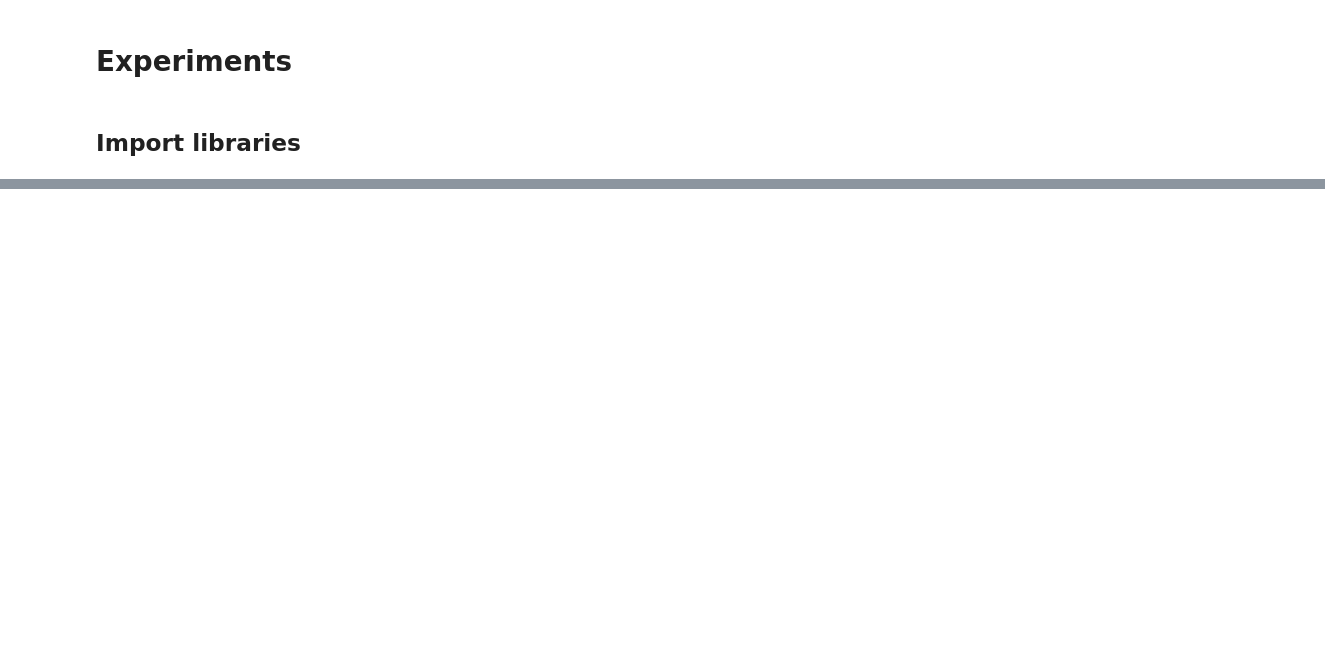
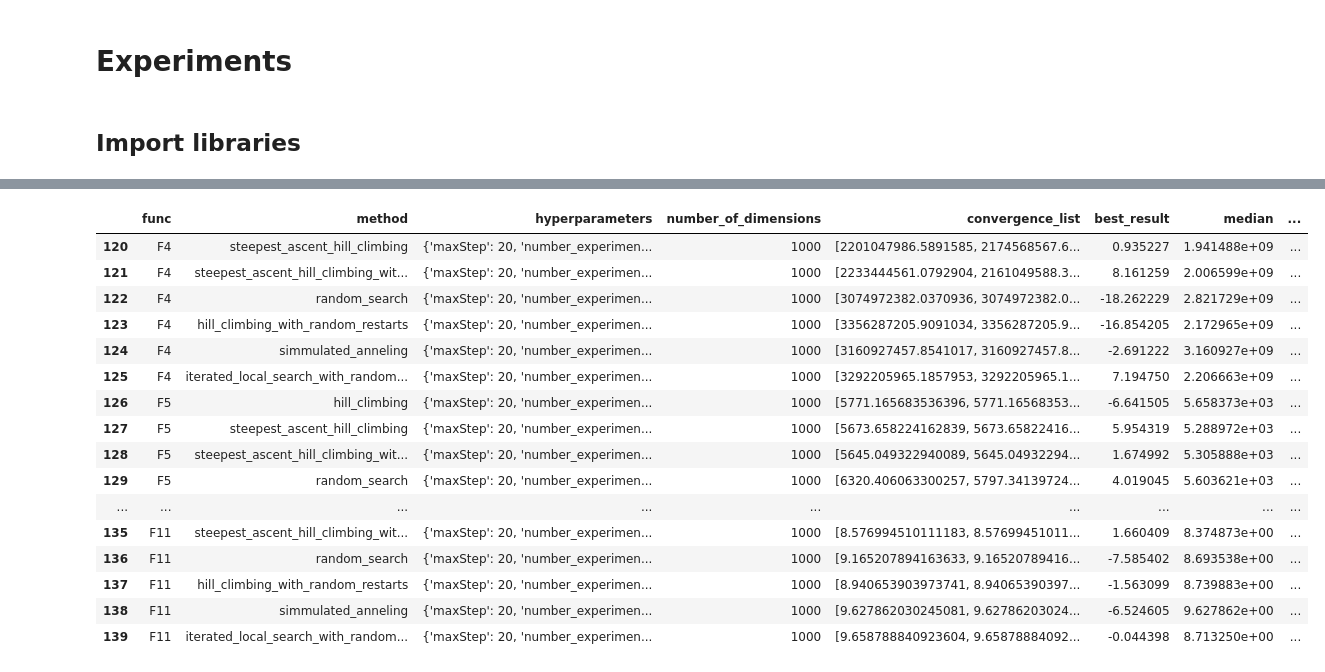
Before and after one commit to lemurianredmage/maestria-sandbox, a Jupyter notebook: Semestre-02/computo_evolutivo/evolutive-computer-algorithms/src/metaheuristics_methods_evaluation.ipynb, the cells around one changed output, grey strips where cells are left out. Cells and saved outputs as stored; diff of their text form; code cells hidden in the pictures; blank space fills up the shorter version.

```diff
--- a/Semestre-02/computo_evolutivo/evolutive-computer-algorithms/src/metaheuristics_methods_evaluation.ipynb
+++ b/Semestre-02/computo_evolutivo/evolutive-computer-algorithms/src/metaheuristics_methods_evaluation.ipynb
@@ -28,0 +59,20 @@ one_dimension.head(20)
+# %%
+multiple_dimensions_df.tail(20)
+# %% [output]
+|  | func | method | hyperparameters | number_of_dimensions | convergence_list | best_result | median | ... |
+| 120 | F4 | steepest_ascent_hill_climbing | {'maxStep': 20, 'number_experimen... | 1000 | [2201047986.5891585, 2174568567.6... | 0.935227 | 1.941488e+09 | ... |
+| 121 | F4 | steepest_ascent_hill_climbing_wit... | {'maxStep': 20, 'number_experimen... | 1000 | [2233444561.0792904, 2161049588.3... | 8.161259 | 2.006599e+09 | ... |
+| 122 | F4 | random_search | {'maxStep': 20, 'number_experimen... | 1000 | [3074972382.0370936, 3074972382.0... | -18.262229 | 2.821729e+09 | ... |
+| 123 | F4 | hill_climbing_with_random_restarts | {'maxStep': 20, 'number_experimen... | 1000 | [3356287205.9091034, 3356287205.9... | -16.854205 | 2.172965e+09 | ... |
+| 124 | F4 | simmulated_anneling | {'maxStep': 20, 'number_experimen... | 1000 | [3160927457.8541017, 3160927457.8... | -2.691222 | 3.160927e+09 | ... |
+| 125 | F4 | iterated_local_search_with_random... | {'maxStep': 20, 'number_experimen... | 1000 | [3292205965.1857953, 3292205965.1... | 7.194750 | 2.206663e+09 | ... |
+| 126 | F5 | hill_climbing | {'maxStep': 20, 'number_experimen... | 1000 | [5771.165683536396, 5771.16568353... | -6.641505 | 5.658373e+03 | ... |
+| 127 | F5 | steepest_ascent_hill_climbing | {'maxStep': 20, 'number_experimen... | 1000 | [5673.658224162839, 5673.65822416... | 5.954319 | 5.288972e+03 | ... |
+| 128 | F5 | steepest_ascent_hill_climbing_wit... | {'maxStep': 20, 'number_experimen... | 1000 | [5645.049322940089, 5645.04932294... | 1.674992 | 5.305888e+03 | ... |
+| 129 | F5 | random_search | {'maxStep': 20, 'number_experimen... | 1000 | [6320.406063300257, 5797.34139724... | 4.019045 | 5.603621e+03 | ... |
+| ... | ... | ... | ... | ... | ... | ... | ... | ... |
+| 135 | F11 | steepest_ascent_hill_climbing_wit... | {'maxStep': 20, 'number_experimen... | 1000 | [8.576994510111183, 8.57699451011... | 1.660409 | 8.374873e+00 | ... |
+| 136 | F11 | random_search | {'maxStep': 20, 'number_experimen... | 1000 | [9.165207894163633, 9.16520789416... | -7.585402 | 8.693538e+00 | ... |
+| 137 | F11 | hill_climbing_with_random_restarts | {'maxStep': 20, 'number_experimen... | 1000 | [8.940653903973741, 8.94065390397... | -1.563099 | 8.739883e+00 | ... |
+| 138 | F11 | simmulated_anneling | {'maxStep': 20, 'number_experimen... | 1000 | [9.627862030245081, 9.62786203024... | -6.524605 | 9.627862e+00 | ... |
+| 139 | F11 | iterated_local_search_with_random... | {'maxStep': 20, 'number_experimen... | 1000 | [9.658788840923604, 9.65878884092... | -0.044398 | 8.713250e+00 | ... |
```
Also changed, not shown: parts of 10 cells of this notebook, 4 other files.
